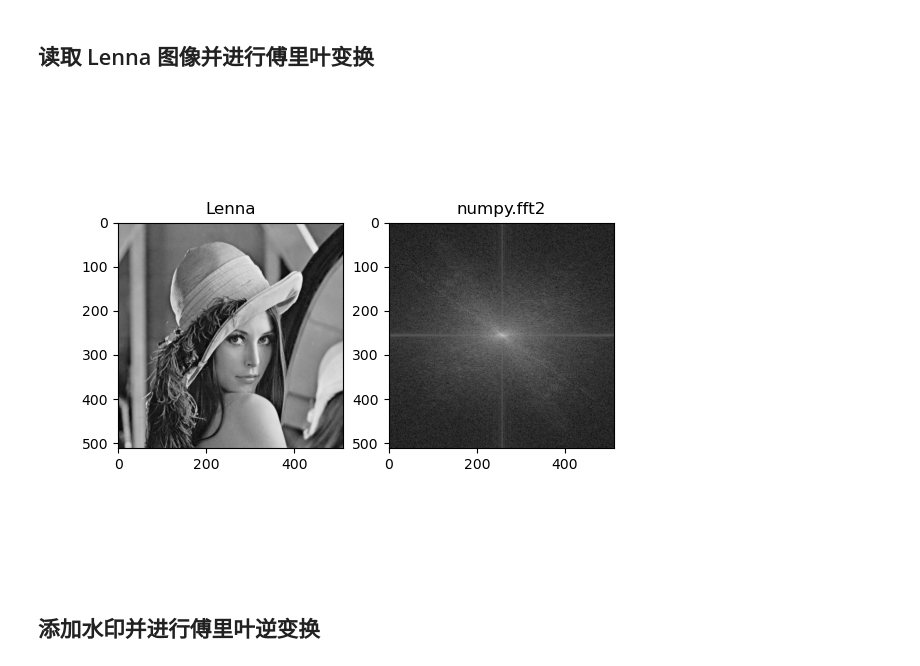
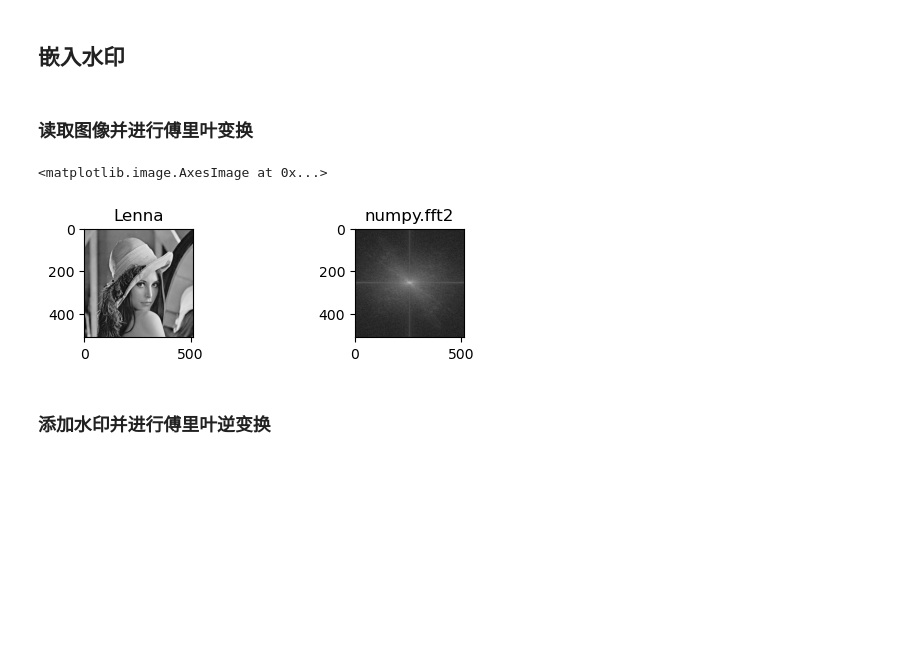
Before and after one commit to BobYue-01/2DFFT, a Jupyter notebook: fourier.ipynb, the cells around one changed output. Saved outputs shown, nothing was run; the diff lists cells and outputs as text; code cells hidden in the pictures; blank space fills up the shorter version.

```diff
--- a/fourier.ipynb
+++ b/fourier.ipynb
@@ -5,25 +5,28 @@ import cv2
 import numpy as np
 import matplotlib.pyplot as plt
 from numpy.fft import *
-# %% [markdown]
-## 读取 Lenna 图像并进行傅里叶变换
+# %% [markdown]
+## 嵌入水印
+# %% [markdown]
+### 读取图像并进行傅里叶变换
 # %%
 img = cv2.imread('Lenna.png', cv2.IMREAD_COLOR)
-gray = cv2.cvtColor(img, cv2.COLOR_BGR2GRAY)
+gray_img = cv2.cvtColor(img, cv2.COLOR_BGR2GRAY)
 
-gray_fft = abs(fftshift(fft2(gray)))
+fft = fft2(gray_img)
+shift_fft = fftshift(fft)
 
-plt.subplot(1,2,1)
+plt.subplot(3, 2, 1)
 plt.title('Lenna')
-plt.imshow(gray, cmap='gray')
-plt.subplot(1,2,2)
+plt.imshow(gray_img, cmap='gray')
+plt.subplot(3, 2, 2)
 plt.title('numpy.fft2')
-plt.imshow(np.log(1+gray_fft), cmap='gray', vmin=5)
-plt.show()
+plt.imshow(np.log(1 + np.abs(shift_fft)), cmap='gray', vmin=5)
 # %% [output]
+<matplotlib.image.AxesImage at 0x...>
-[figure, old version]
+[figure, new version]
 # %% [markdown]
-## 添加水印并进行傅里叶逆变换
+### 添加水印并进行傅里叶逆变换
 # %%
 logo = cv2.imread('logo.png', cv2.IMREAD_COLOR)
 gray_logo = cv2.cvtColor(logo, cv2.COLOR_BGR2GRAY)
```
Also changed, not shown: parts of 6 cells of this notebook.
